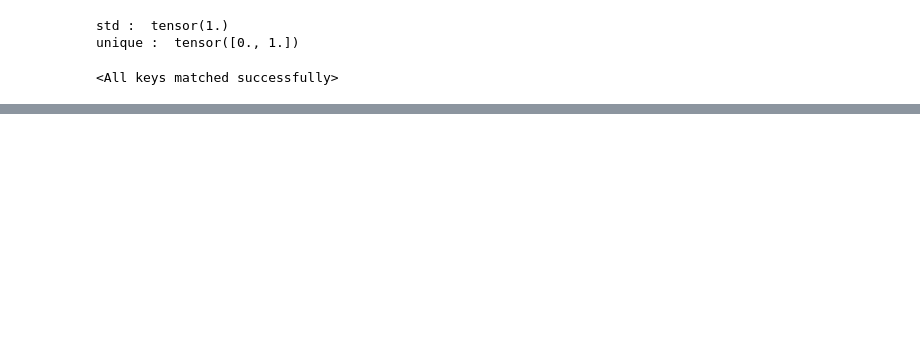
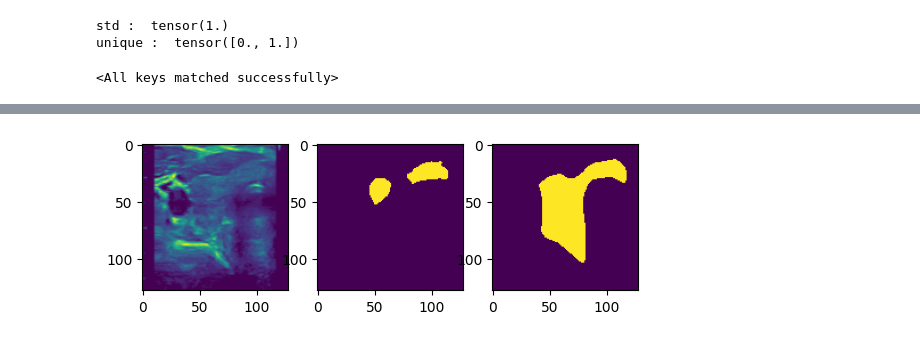
Before and after one commit to fenofista/thyroid, a Jupyter notebook: code/test_on_gland_data.ipynb, the cells around one changed output, grey strips where cells are left out. Cells and saved outputs as stored; diff of their text form; code cells hidden in the pictures; blank space fills up the shorter version.

```diff
--- a/code/test_on_gland_data.ipynb
+++ b/code/test_on_gland_data.ipynb
@@ -182,0 +181,20 @@ val loss : 1.1772133178675352, val IOU : 0.4863935446123436, val DICE : 0.618030
+# %%
+benq_test_dataset = Gland_Dataset("../gland_data/crop_benq_all.csv", transform = test_augmentation, image_size = image_size)
+benq_test_dataloader = DataLoader(benq_test_dataset, batch_size = batch_size, shuffle = True, collate_fn=custom_collate_fn)
+image, mask = next(iter(benq_test_dataloader))
+image = image.to("cuda")
+outputs = model(image)
+
+output = outputs[:, 1:2, :, :]
+output = torch.sigmoid(output)
+output = output > 0.5
+
+plt.subplot(1,3,1)
+plt.imshow(image[0][0].detach().cpu().numpy())
+plt.subplot(1,3,2)
+plt.imshow(output[0][0].detach().cpu().numpy())
+plt.subplot(1,3,3)
+plt.imshow(mask[0][0])
+plt.show()
+# %% [output]
+[figure, added]
```
Also changed, not shown: parts of 2 cells of this notebook, 4 other files.
